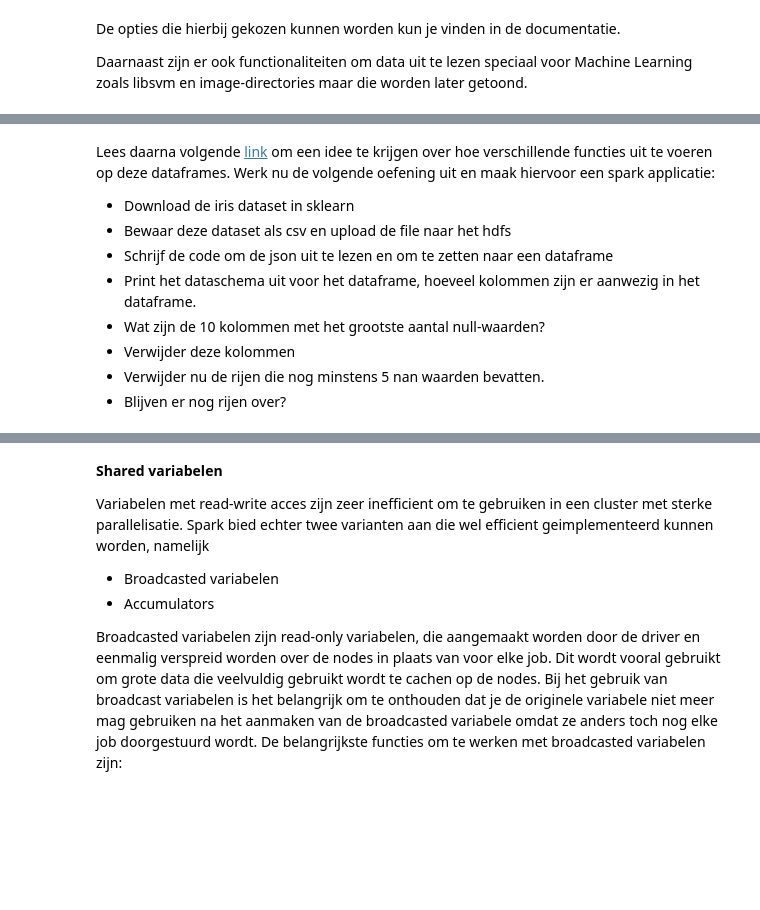
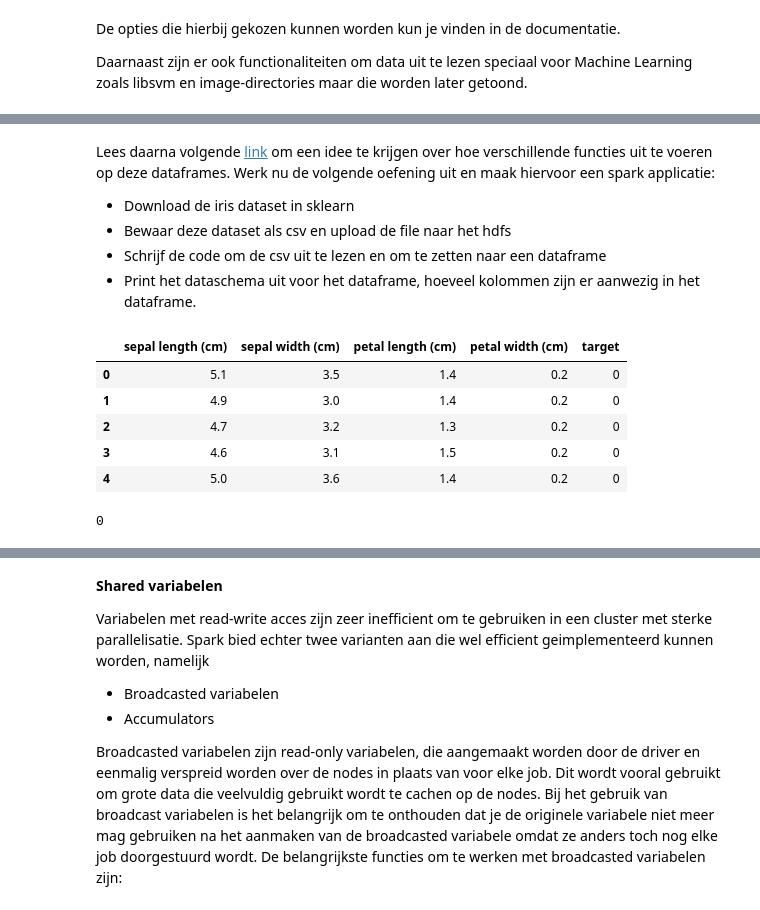
Before and after one commit to OdiseeBigData2223/Leerstof, a Jupyter notebook: Week 4/Spark.ipynb, the cells around one changed output, grey strips where cells are left out. Drawn from its saved outputs; the diff is of its cells as text; code cells hidden in the pictures; blank space fills up the shorter version.

```diff
--- a/Week 4/Spark.ipynb
+++ b/Week 4/Spark.ipynb
@@ -394,15 +415,33 @@ Lees daarna volgende [link](https://sparkbyexamples.com/pyspark/pyspark-aggregat
 Werk nu de volgende oefening uit en maak hiervoor een spark applicatie:
 * Download de iris dataset in sklearn
 * Bewaar deze dataset als csv en upload de file naar het hdfs
-* Schrijf de code om de json uit te lezen en om te zetten naar een dataframe
+* Schrijf de code om de csv uit te lezen en om te zetten naar een dataframe
 * Print het dataschema uit voor het dataframe, hoeveel kolommen zijn er aanwezig in het dataframe.
-* Wat zijn de 10 kolommen met het grootste aantal null-waarden?
-* Verwijder deze kolommen
-* Verwijder nu de rijen die nog minstens 5 nan waarden bevatten.
-* Blijven er nog rijen over?
 # %%
 from sklearn.datasets import load_iris
 import pandas as pd
 
 df = load_iris(as_frame=True).frame
 df.to_csv("input.csv")
+df.head()
+# %% [output]
+|  | sepal length (cm) | sepal width (cm) | petal length (cm) | petal width (cm) | target |
+| 0 | 5.1 | 3.5 | 1.4 | 0.2 | 0 |
+| 1 | 4.9 | 3.0 | 1.4 | 0.2 | 0 |
+| 2 | 4.7 | 3.2 | 1.3 | 0.2 | 0 |
+| 3 | 4.6 | 3.1 | 1.5 | 0.2 | 0 |
+| 4 | 5.0 | 3.6 | 1.4 | 0.2 | 0 |
+# %%
+if not client.exists('/user/bigdata/Spark/demo'):
+    client.create_directory('/user/bigdata/Spark/demo')
+client.set_working_directory('/user/bigdata/Spark/demo')
+
+# do some cleaning in case anything else than input is present on HDFS
+for f in client.list_directory("."):
+    if not f["name"].endswith("input.csv"):
+        client.delete(f["name"], True)
+
+# upload input.txt
+localFS.copy("input.csv", client, "input.csv")
+# %% [output]
+0
```
Also changed, not shown: parts of 3 cells of this notebook, 1 other file.
